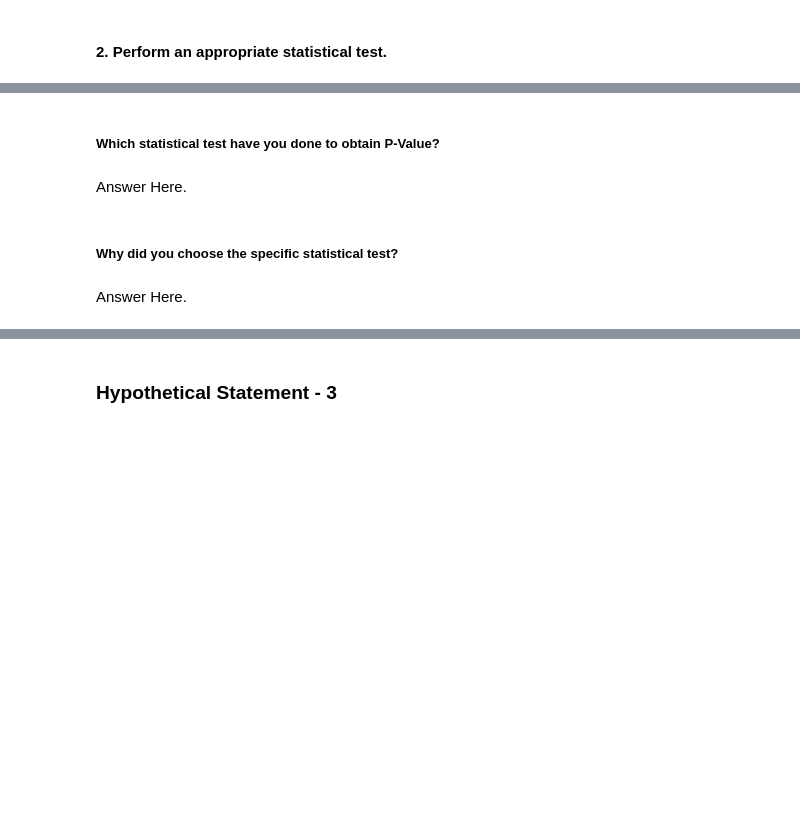
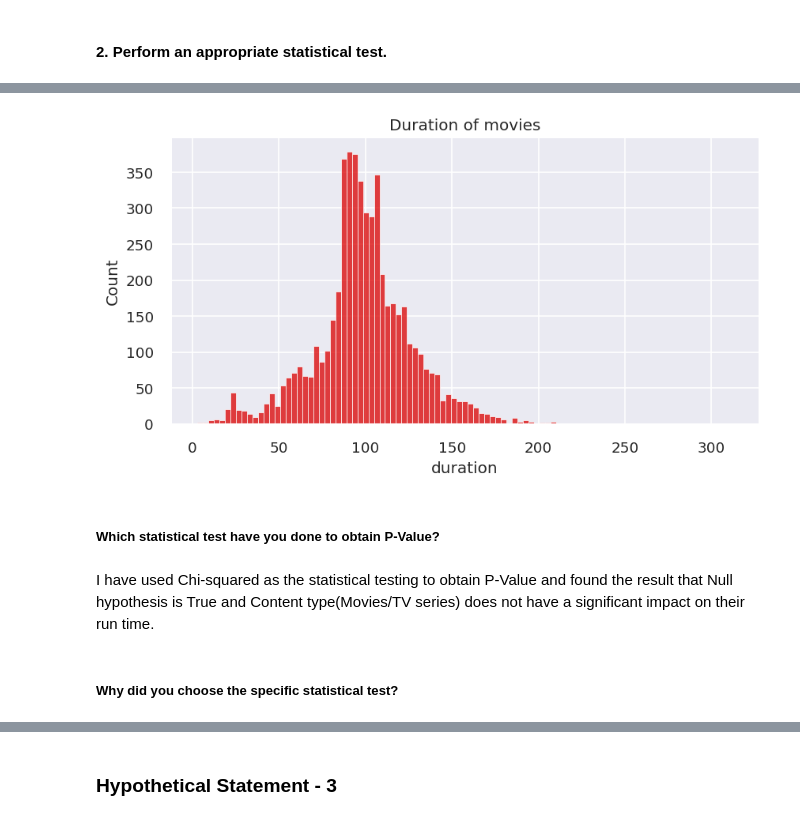
Before and after one commit to shivashukla02/Netflix-Movies-and-TV-Show-Clustering-Unsupervised, a Jupyter notebook: Netflix_Movies_and_TV_Show_Clustering_unsupervised.ipynb, the cells around one changed output, grey strips where cells are left out. Cells and saved outputs as stored; diff of their text form; code cells hidden in the pictures; blank space fills up the shorter version.

```diff
--- a/Netflix_Movies_and_TV_Show_Clustering_unsupervised.ipynb
+++ b/Netflix_Movies_and_TV_Show_Clustering_unsupervised.ipynb
@@ -853,8 +1107,14 @@ Answer Here.
+# %%
+plt.figure(figsize=(8,4), dpi=120)
+sns.set(style="darkgrid")
+sns.histplot(data=duration_movies['duration'], color='#db0000')
+plt.title('Duration of movies')
+plt.show()
+# %% [output]
+[figure, added]
 # %% [markdown]
 ##### Which statistical test have you done to obtain P-Value?
-# %% [markdown]
-Answer Here.
+# %% [markdown]
+I have used Chi-squared as the statistical testing to obtain P-Value and found the result that Null hypothesis is True and Content type(Movies/TV series) does not have a significant impact on their run time.
 # %% [markdown]
 ##### Why did you choose the specific statistical test?
-# %% [markdown]
-Answer Here.
```
Also changed, not shown: parts of 67 cells of this notebook.
